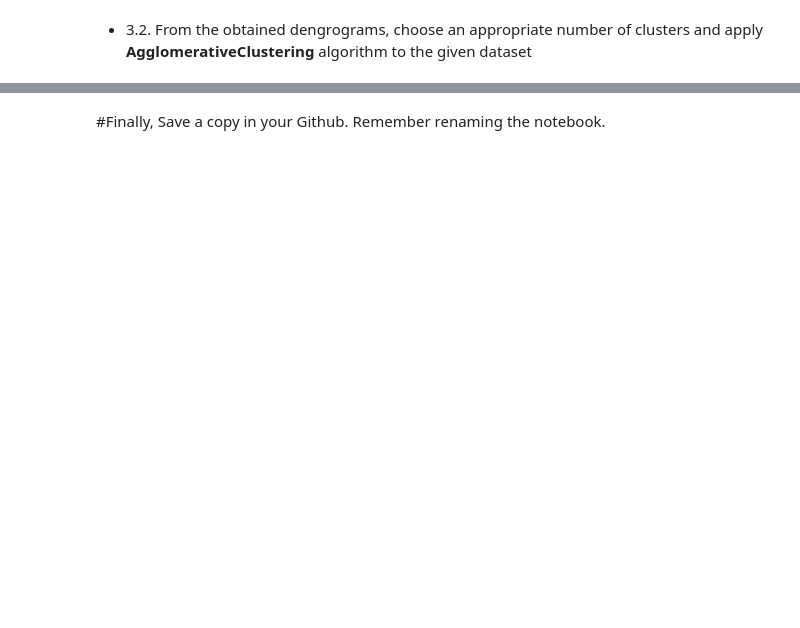
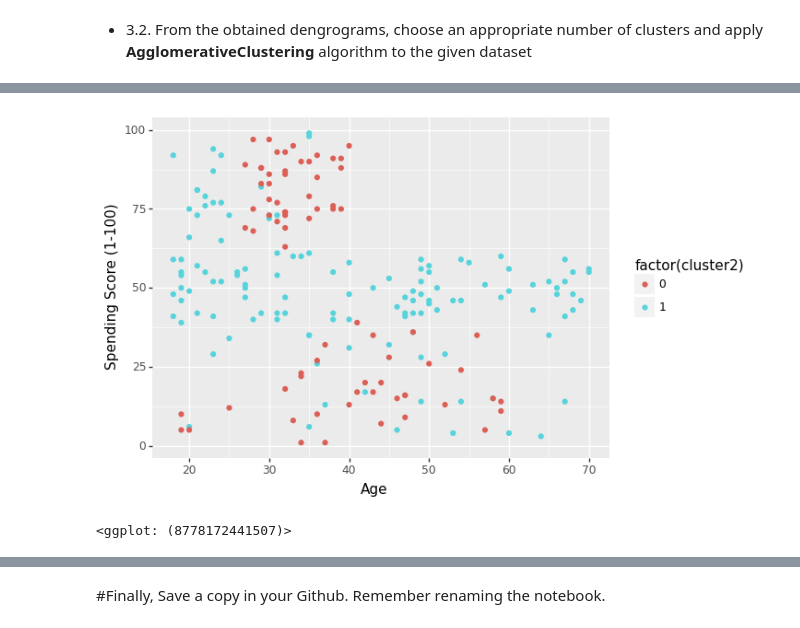
Before and after one commit to NguyenThiPhuongNhi/MayHoc_2022_2023, a Jupyter notebook: Lab_7_20130353_NguyenThiPhuongNhi.ipynb, the cells around one changed output, grey strips where cells are left out. Saved outputs shown, nothing was run; the diff lists cells and outputs as text; code cells hidden in the pictures; blank space fills up the shorter version.

```diff
--- a/Lab_7_20130353_NguyenThiPhuongNhi.ipynb
+++ b/Lab_7_20130353_NguyenThiPhuongNhi.ipynb
@@ -182,0 +248,3 @@ For given dataset (shopping-data.csv) including 5 attributes: **CustomerID**, **
+# %%
+membership = cluster.labels_
+membership
@@ -182,0 +262,9 @@ For given dataset (shopping-data.csv) including 5 attributes: **CustomerID**, **
+# %%
+from sklearn.metrics.cluster import silhouette_score
+from plotnine import ggplot, aes, geom_line,geom_point
+silhouette_score(X, membership)
+dataset["cluster2"] = membership
+(ggplot(dataset, aes(x="Age", y="Spending Score (1-100)", color = "factor(cluster2)"))+geom_point())
+# %% [output]
+[figure, added]
+<ggplot: (8778172441507)>
```
Also changed, not shown: parts of 18 cells of this notebook.
